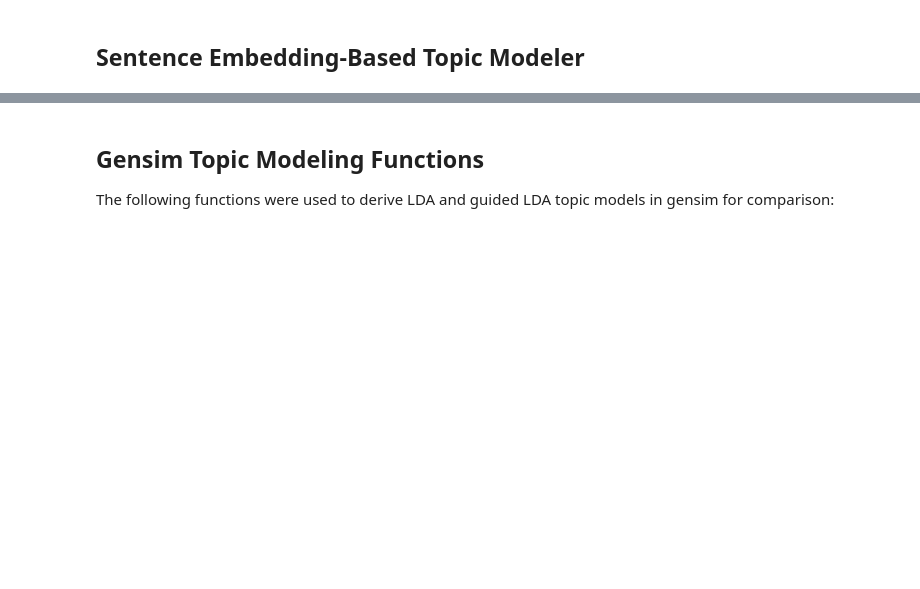
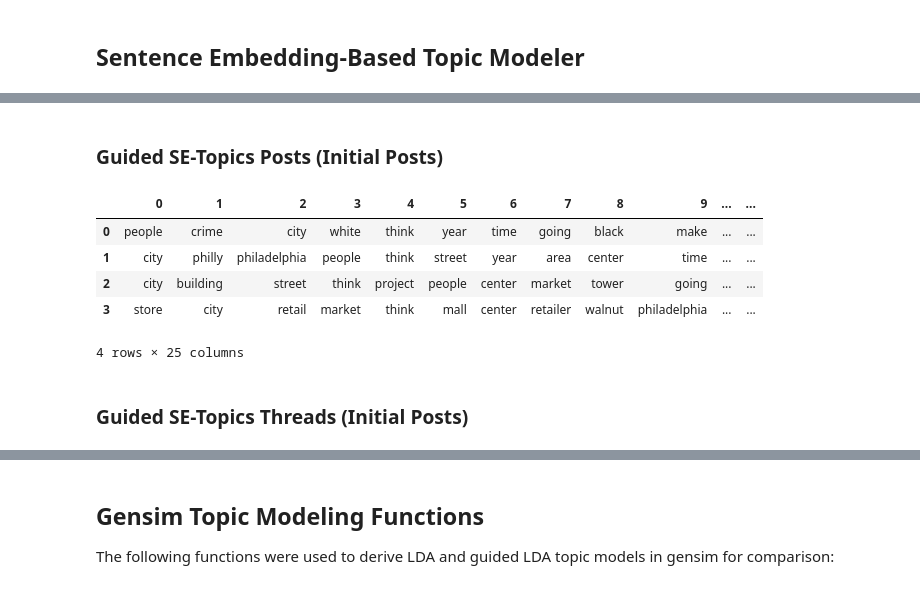
Before and after one commit to rotemple/city-data-com-corpus-scripts, a Jupyter notebook: sentence-embedding-tm.ipynb, the cells around one changed output, grey strips where cells are left out. Cells and saved outputs as stored; diff of their text form; code cells hidden in the pictures; blank space fills up the shorter version.

```diff
--- a/sentence-embedding-tm.ipynb
+++ b/sentence-embedding-tm.ipynb
@@ -395,0 +1212,7 @@ topics = topic_model(texts, smodel, clusters=4,vectorizer='cv',mindf=5, ngrams=(
+# %%
+citydata.fillna('',inplace=True)
+coronavirus = pd.DataFrame([citydata.iloc[i] for i in range(len(citydata)) if citydata.iloc[i]['forum'] == 'coronavirus'])
+crime = pd.DataFrame([citydata.iloc[i] for i in range(len(citydata)) if citydata.iloc[i]['forum'] == 'crime'])
+metro = pd.DataFrame([citydata.iloc[i] for i in range(len(citydata)) if citydata.iloc[i]['forum'] == 'metro'])
+plan = pd.DataFrame([citydata.iloc[i] for i in range(len(citydata)) if citydata.iloc[i]['forum'] == 'plan'])
+retail = pd.DataFrame([citydata.iloc[i] for i in range(len(citydata)) if citydata.iloc[i]['forum'] == 'retail'])
@@ -395,0 +1267,27 @@ topics = topic_model(texts, smodel, clusters=4,vectorizer='cv',mindf=5, ngrams=(
+# %% [markdown]
+### Guided SE-Topics Posts (Initial Posts)
+# %%
+#Extract initial posts from each forum
+first_posts =[
+    coronavirus.post.tolist()[0],
+    crime.post.tolist()[0] +
+    metro.post.tolist()[0],
+    plan.post.tolist()[0],
+    retail.post.tolist()[0]
+]
+
+#Convert posts to sentence-embeddings
+first_posts_embeddings = smodel.encode(first_posts)
+# %%
+se_posts_init_posts_topics = topic_model(posts, smodel, clusters=4,vectorizer='cv',mindf=10, ngrams=(1,3),kbest=7500,init_=first_posts_embeddings)
+# %%
+pd.DataFrame(se_posts_init_posts_topics['topics'])
+# %% [output]
+|  | 0 | 1 | 2 | 3 | 4 | 5 | 6 | 7 | 8 | 9 | ... | ... |
+| 0 | people | crime | city | white | think | year | time | going | black | make | ... | ... |
+| 1 | city | philly | philadelphia | people | think | street | year | area | center | time | ... | ... |
+| 2 | city | building | street | think | project | people | center | market | tower | going | ... | ... |
+| 3 | store | city | retail | market | think | mall | center | retailer | walnut | philadelphia | ... | ... |
+4 rows × 25 columns
+# %% [markdown]
+### Guided SE-Topics Threads (Initial Posts)
```
Also changed, not shown: parts of 64 cells of this notebook.
